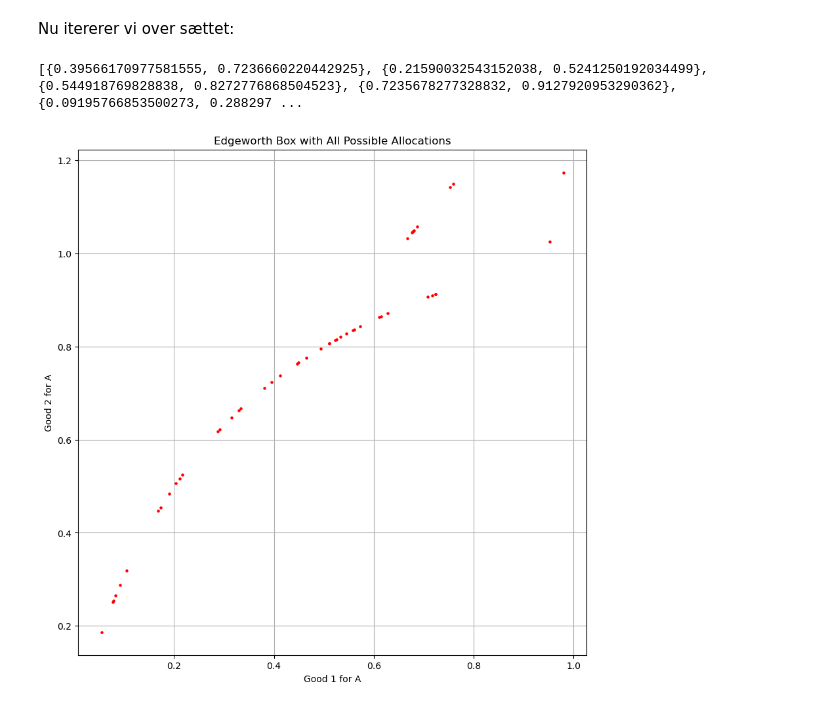
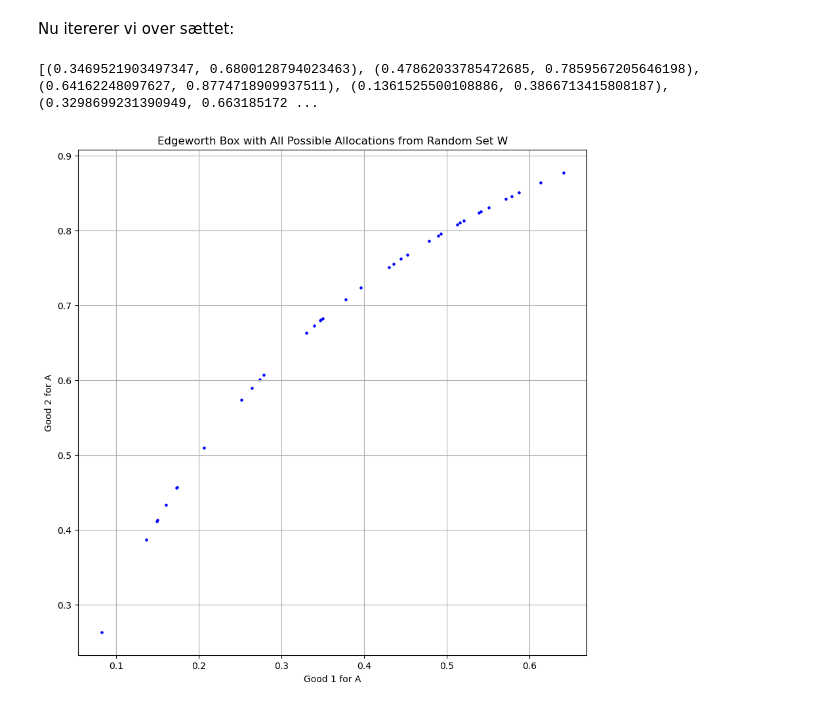
Before and after one commit to NumEconCopenhagen/projects-2024-jacobogmads, a Jupyter notebook: Jacob/Inaugural Jacob.ipynb, the cells around one changed output. Drawn from its saved outputs; the diff is of its cells as text; code cells hidden in the pictures.

```diff
--- a/Jacob/Inaugural Jacob.ipynb
+++ b/Jacob/Inaugural Jacob.ipynb
@@ -452,45 +470,40 @@ for omega_A1, omega_A2 in W:
     x1_max, x2_max = result.x
     utility_A_max = -result.fun
 
-    label_width = max(len("Optimal x1:"), len("Optimal x2:"), len("Max Utility A:"))
-    spacing = 2  # Spaces between the longest label and the value
-
-    allocation_8.append({
-        x1_max,
-        x2_max}
-    )
+    if x1_max <= 1 and x2_max <= 1:
+        allocation_8.append((x1_max, x2_max))
 # %%
 print(allocation_8)
 # %% [output]
-[{0.39566170977581555, 0.7236660220442925}, {0.21590032543152038, 0.5241250192034499}, {0.544918769828838, 0.8272776868504523}, {0.7235678277328832, 0.9127920953290362}, {0.09195766853500273, 0.288297 ...
+[(0.3469521903497347, 0.6800128794023463), (0.47862033785472685, 0.7859567205646198), (0.64162248097627, 0.8774718909937511), (0.1361525500108886, 0.3866713415808187), (0.3298699231390949, 0.663185172 ...
 # %%
 all_x1, all_x2 = zip(*allocation_8)  # Extracting all possible allocations
 
 plt.figure(figsize=(10, 10))
-plt.scatter(all_x1, all_x2, color='red', s=5, alpha=1, label="Possible Allocations")
+plt.scatter(all_x1, all_x2, color='blue', s=5, alpha=1, label="Possible Allocations")
 
 x1 = np.linspace(0, 1, 100)  # Creates an array of 100 points between 0 and 1
 x2 = np.linspace(0, 1, 100)
 
 # Creating grid for utility calculations
 x1A_grid, x2A_grid = np.meshgrid(x1, x2)
 x1B_grid, x2B_grid = np.meshgrid(1 - x1, 1 - x2)
 
 # Calculating utility for each point in the grid
 utility_A_grid = utility_A(x1A_grid, x2A_grid, alpha)  # Assuming utility_A takes these parameters
 utility_B_grid = utility_B(x1B_grid, x2B_grid, beta)  # Assuming utility_B takes these parameters
 
 # Initial utilities for the starting allocation - using the first allocation as an example
 initial_utility_A = utility_A(allocations[0][0], allocations[0][1], alpha)
 initial_utility_B = utility_B(1 - allocations[0][0], 1 - allocations[0][1], beta)
 
 # Plotting indifference curves
 # Creating custom legend for contour lines since plt.contour does not support 'label' argument
 
 plt.xlabel("Good 1 for A")
 plt.ylabel("Good 2 for A")
-plt.title("Edgeworth Box with All Possible Allocations")
+plt.title("Edgeworth Box with All Possible Allocations from Random Set W")
 plt.grid(True)
 plt.show()
 # %% [output]
-[figure, old version]
+[figure, new version]
```
Also changed, not shown: parts of 13 cells of this notebook.
